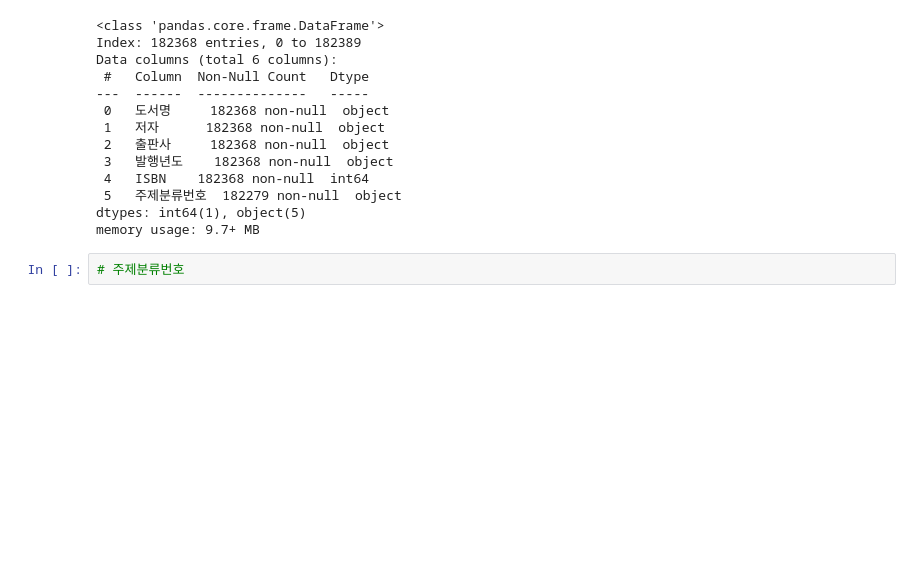
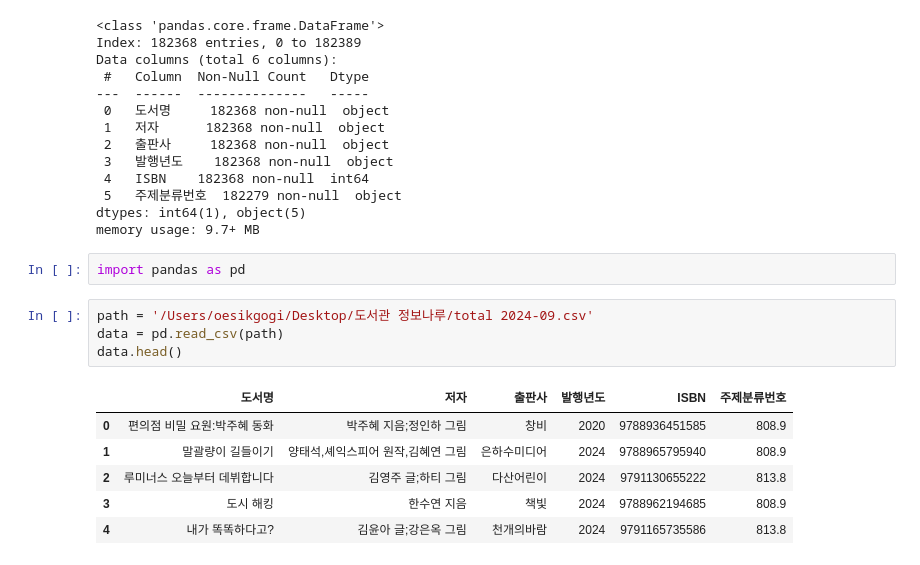
Before and after one commit to LIKELION-HUFS-12th/Dogak_BE, a Jupyter notebook: test.ipynb, the cells around one changed output. Saved outputs shown, nothing was run; the diff lists cells and outputs as text; blank space fills up the shorter version.

```diff
--- a/test.ipynb
+++ b/test.ipynb
@@ -125,5 +125,16 @@ Data columns (total 6 columns):
  5   주제분류번호  182279 non-null  object
 dtypes: int64(1), object(5)
 memory usage: 9.7+ MB
-# %%
-# 주제분류번호
+# %%
+import pandas as pd
+# %%
+path = '/Users/oesikgogi/Desktop/도서관 정보나루/total 2024-09.csv'
+data = pd.read_csv(path)
+data.head()
+# %% [output]
+|  | 도서명 | 저자 | 출판사 | 발행년도 | ISBN | 주제분류번호 |
+| 0 | 편의점 비밀 요원:박주혜 동화 | 박주혜 지음;정인하 그림 | 창비 | 2020 | 9788936451585 | 808.9 |
+| 1 | 말괄량이 길들이기 | 양태석,셰익스피어 원작,김혜연 그림 | 은하수미디어 | 2024 | 9788965795940 | 808.9 |
+| 2 | 루미너스 오늘부터 데뷔합니다 | 김영주 글;하티 그림 | 다산어린이 | 2024 | 9791130655222 | 813.8 |
+| 3 | 도시 해킹 | 한수연 지음 | 책빛 | 2024 | 9788962194685 | 808.9 |
+| 4 | 내가 똑똑하다고? | 김윤아 글;강은옥 그림 | 천개의바람 | 2024 | 9791165735586 | 813.8 |
```
Also changed, not shown: parts of 7 cells of this notebook, 3 other files.
